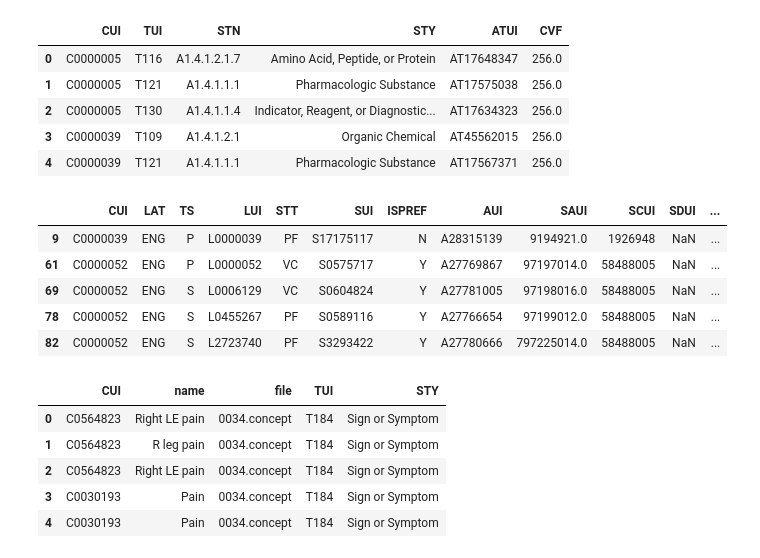
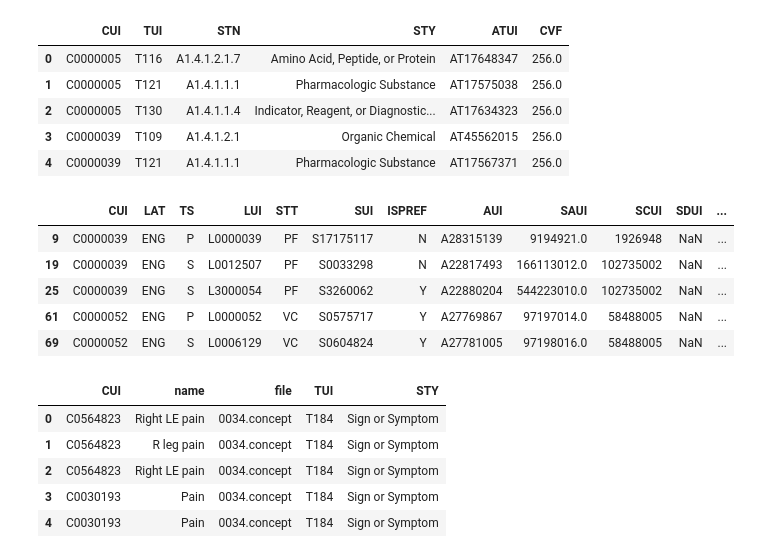
Before and after one commit to etfrenchvcu/disorder-normalizer, a Jupyter notebook: scripts/Load UMLS data.ipynb, the cells around one changed output. Cells and saved outputs as stored; diff of their text form; code cells hidden in the pictures.

```diff
--- a/scripts/Load UMLS data.ipynb
+++ b/scripts/Load UMLS data.ipynb
@@ -41,21 +41,21 @@ mrsty.head()
 # %%
 # Load MRCONSO from source
 file = 'umls/MRCONSO.RRF'
 cols = ['CUI','LAT','TS','LUI','STT','SUI','ISPREF','AUI','SAUI','SCUI','SDUI','SAB','TTY','CODE','STR','SRL','SUPPRESS','CVF','BLANK']
 mrconso = pd.read_table(file,sep='|',header=None,names=cols)
 mrconso = mrconso.drop(columns=['BLANK'])
 umls = mrconso[mrconso.LAT=='ENG']
 umls = umls[(umls.SAB=='RXNORM') | (umls.SAB=='SNOMEDCT_US')]
-umls = umls[umls.SUPPRESS=='N']
+umls = umls[umls.SUPPRESS!='E'] # Seems like there are obsolete CUIs in the annotations...
 umls.to_csv('umls/mrconso.txt',sep='|',index=False)
 umls.head()
 # %% [output]
 |  | CUI | LAT | TS | LUI | STT | SUI | ISPREF | AUI | SAUI | SCUI | SDUI | ... |
 | 9 | C0000039 | ENG | P | L0000039 | PF | S17175117 | N | A28315139 | 9194921.0 | 1926948 | NaN | ... |
+| 19 | C0000039 | ENG | S | L0012507 | PF | S0033298 | N | A22817493 | 166113012.0 | 102735002 | NaN | ... |
+| 25 | C0000039 | ENG | S | L3000054 | PF | S3260062 | Y | A22880204 | 544223010.0 | 102735002 | NaN | ... |
 | 61 | C0000052 | ENG | P | L0000052 | VC | S0575717 | Y | A27769867 | 97197014.0 | 58488005 | NaN | ... |
 | 69 | C0000052 | ENG | S | L0006129 | VC | S0604824 | Y | A27781005 | 97198016.0 | 58488005 | NaN | ... |
-| 78 | C0000052 | ENG | S | L0455267 | PF | S0589116 | Y | A27766654 | 97199012.0 | 58488005 | NaN | ... |
-| 82 | C0000052 | ENG | S | L2723740 | PF | S3293422 | Y | A27780666 | 797225014.0 | 58488005 | NaN | ... |
 # %%
 #Load a dataset of all training annotations
 train_path = '../n2c2-data/all'
```
Also changed, not shown: parts of 5 cells of this notebook, 7 other files.
